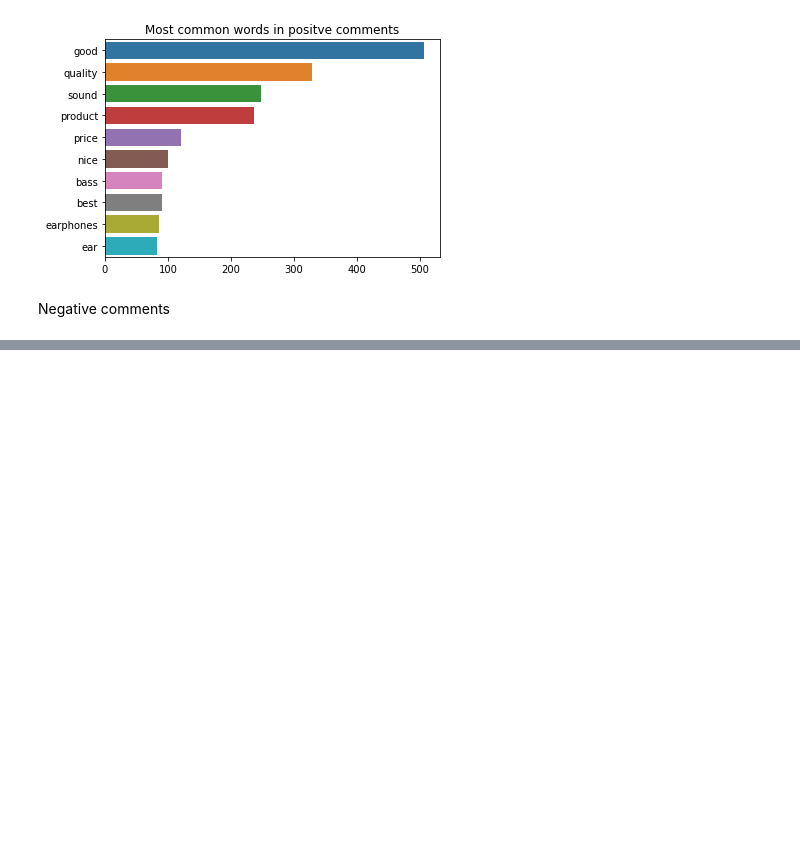
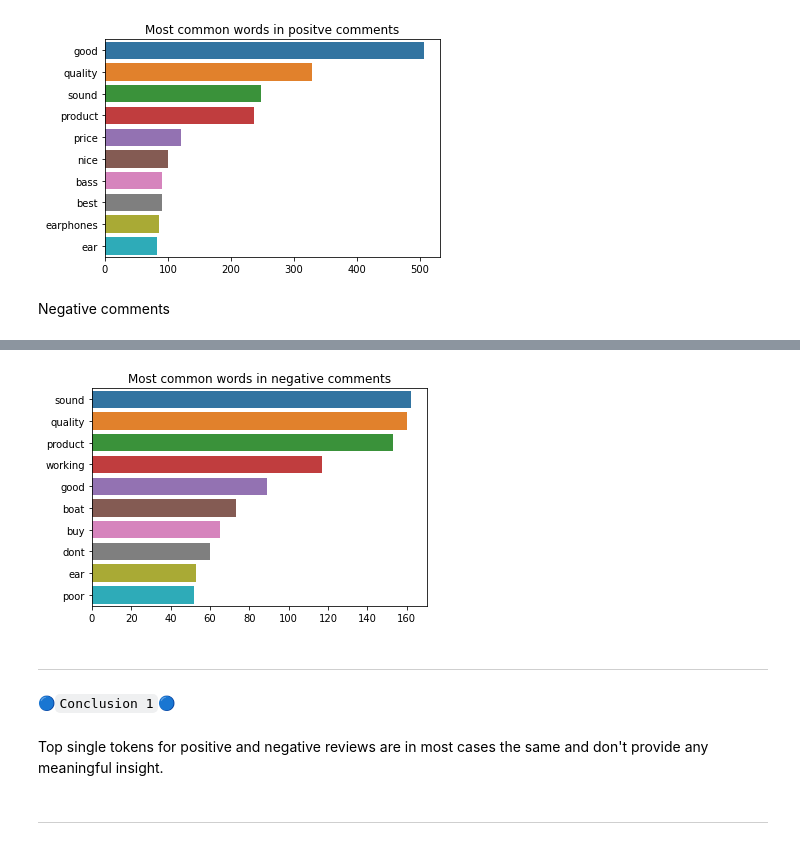
Before and after one commit to MariuszAndziak/Headphone_reviews, a Jupyter notebook: 01_EDA.ipynb, the cells around one changed output, grey strips where cells are left out. Saved outputs shown, nothing was run; the diff lists cells and outputs as text; code cells hidden in the pictures; blank space fills up the shorter version.

```diff
--- a/01_EDA.ipynb
+++ b/01_EDA.ipynb
@@ -389,3 +381,5 @@ negative_tokens = df[df['RATINGS_SENTIMENT'] == 'negative']['comments_prep'].str
 negative_corpus = []
 for token in negative_tokens:
     negative_corpus += token
+# %%
+most_common_words_negative = nltk.FreqDist(negative_corpus).most_common(10)
@@ -391,0 +399,13 @@ for token in negative_tokens:
+# %%
+plt.title('Most common words in negative comments')
+sns.barplot(x = [elem[1] for elem in most_common_words_negative], y = [elem[0] for elem in most_common_words_negative]);
+# %% [output]
+[figure, added]
+# %% [markdown]
+---
+# %% [markdown]
+🔵`Conclusion 1`🔵
+# %% [markdown]
+Top single tokens for positive and negative reviews are in most cases the same and don't provide any meaningful insight.
+# %% [markdown]
+---
```
Also changed, not shown: parts of 9 cells of this notebook.
